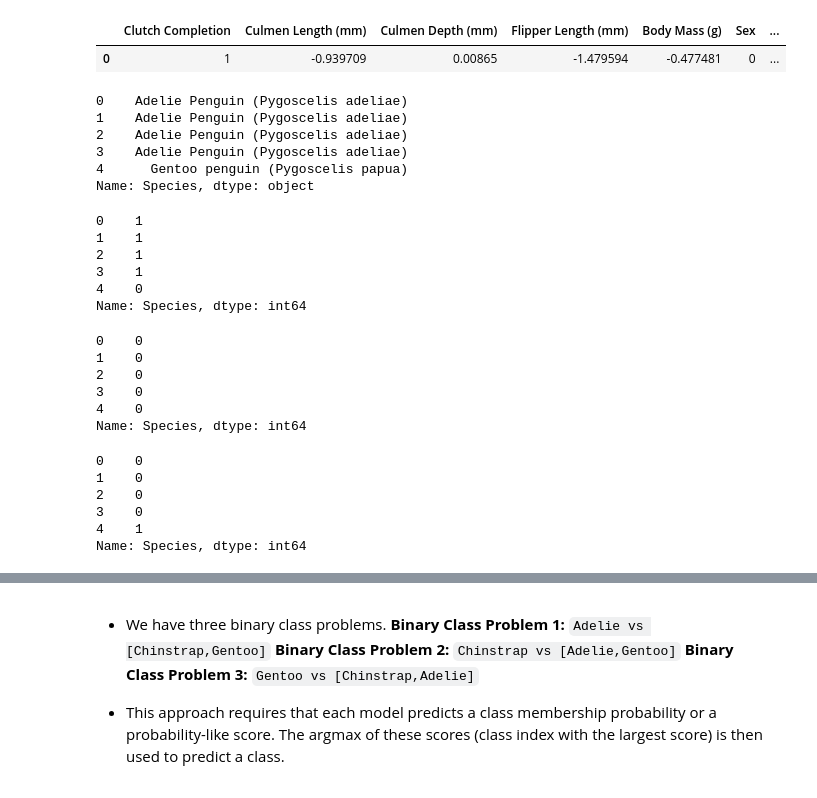
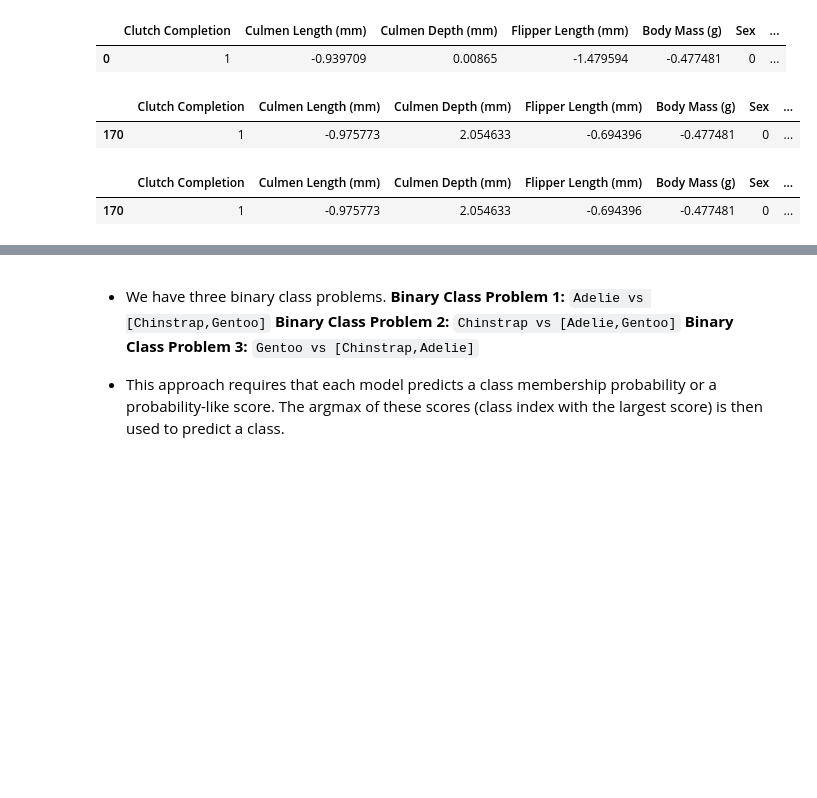
Before and after one commit to Deepti-debug/SVM-and-random-forests, a Jupyter notebook: 15_Assignment4.ipynb, the cells around one changed output, grey strips where cells are left out. Cells and saved outputs as stored; diff of their text form; code cells hidden in the pictures; blank space fills up the shorter version.

```diff
--- a/15_Assignment4.ipynb
+++ b/15_Assignment4.ipynb
@@ -575,6 +570,6 @@ weighted avg       0.80      0.80      0.80        54
 # %%
-# training without splitting data
-model.fit(DT_X_encoded,DT_y_encoded)
+# Training on the same model instance without splitting data
+classifier.fit(DT_X_encoded,DT_y_encoded)
 # %% [output]
 DecisionTreeClassifier(random_state=42)
 # %% [markdown]
@@ -602,7 +592,7 @@ X_encoded_null.head(1) # match if this format matches `DT_X_encoded`
 | 26 | 1 | -0.362691 | 1.543138 | -0.765778 | 0.083264 | ... |
 # %%
 # predict
-y_pred = model.predict(X_encoded_null)
+y_pred = classifier.predict(X_encoded_null)
 # %%
 y_pred
 # %% [output]
@@ -650,16 +638,17 @@ train_csv[train_csv.isnull().any(axis=1)]
 # %%
-X = train_csv[['Island', 'Clutch Completion', 'Culmen Length (mm)', 'Culmen Depth (mm)', 'Flipper Length (mm)', 'Body Mass (g)', 'Sex', 'Delta 15 N (o/oo)', 'Delta 13 C (o/oo)']] # separate features and target variable
-X_ovr_encoded = pd.get_dummies(X, columns=['Island'])
-X_ovr_encoded.replace({'Yes': 1, 'No': 0}, inplace=True)
-X_ovr_encoded.replace({'FEMALE': 1, 'MALE': 0}, inplace=True)
-X_ovr_encoded.replace({True: 1, False: 0}, inplace=True)
+# Prepare data for binary classification
 
-y_ovr_adelie = train_csv['Species'].copy()
-y_ovr_adelie.replace({'Adelie Penguin (Pygoscelis adeliae)': 1, 'Chinstrap penguin (Pygoscelis antarctica)': 0, 'Gentoo penguin (Pygoscelis papua)': 0}, inplace=True)
+data = train_csv[['Island', 'Clutch Completion', 'Culmen Length (mm)', 'Culmen Depth (mm)', 'Flipper Length (mm)', 'Body Mass (g)', 'Sex', 'Delta 15 N (o/oo)', 'Delta 13 C (o/oo)']] # separate features and target variable
+ova_encoded = pd.get_dummies(data, columns=['Island'])
+ova_encoded.replace({'Yes': 1, 'No': 0}, inplace=True)
+ova_encoded.replace({'FEMALE': 1, 'MALE': 0}, inplace=True)
+ova_encoded.replace({True: 1, False: 0}, inplace=True)
 
-y_ovr_chinstrap = train_csv['Species'].copy()
-y_ovr_chinstrap.replace({'Adelie Penguin (Pygoscelis adeliae)': 0, 'Chinstrap penguin (Pygoscelis antarctica)': 1, 'Gentoo penguin (Pygoscelis papua)': 0}, inplace=True)
+X_train_ova, X_test_ova, y_train_ova, y_test_ova = train_test_split(ova_encoded, train_csv['Species'], stratify=train_csv['Species'], test_size=0.2, random_state=42)
+train_ova = X_train_ova.copy()
+train_ova.insert(11, "Species", y_train_ova, True)
 
-y_ovr_gentoo = train_csv['Species'].copy()
-y_ovr_gentoo.replace({'Adelie Penguin (Pygoscelis adeliae)': 0, 'Chinstrap penguin (Pygoscelis antarctica)': 0, 'Gentoo penguin (Pygoscelis papua)': 1}, inplace=True)
+# we will use the full data for training once we have a model instance with satisfactory validation performance.
+full_data = ova_encoded.copy()
+full_data.insert(11, "Species", train_csv['Species'], True)
 # %%
@@ -667,39 +656,14 @@ X_ovr_encoded.head(1)
 # %% [output]
 |  | Clutch Completion | Culmen Length (mm) | Culmen Depth (mm) | Flipper Length (mm) | Body Mass (g) | Sex | ... |
 | 0 | 1 | -0.939709 | 0.00865 | -1.479594 | -0.477481 | 0 | ... |
-# %%
-train_csv['Species'].head(5)
-# %% [output]
-0    Adelie Penguin (Pygoscelis adeliae)
-1    Adelie Penguin (Pygoscelis adeliae)
-2    Adelie Penguin (Pygoscelis adeliae)
-3    Adelie Penguin (Pygoscelis adeliae)
-4      Gentoo penguin (Pygoscelis papua)
-Name: Species, dtype: object
-# %%
-y_ovr_adelie.head(5)
-# %% [output]
-0    1
-1    1
-2    1
-3    1
-4    0
-Name: Species, dtype: int64
-# %%
-y_ovr_chinstrap.head(5)
-# %% [output]
-0    0
-1    0
-2    0
-3    0
-4    0
-Name: Species, dtype: int64
-# %%
-y_ovr_gentoo.head(5)
-# %% [output]
-0    0
-1    0
-2    0
-3    0
-4    1
-Name: Species, dtype: int64
+# %%
+train_ova.head(1) # Visualize how the overall dataset looks like
+# From this dataset, we will create three datasets for each of the three binary classification problems
+# %% [output]
+|  | Clutch Completion | Culmen Length (mm) | Culmen Depth (mm) | Flipper Length (mm) | Body Mass (g) | Sex | ... |
+| 170 | 1 | -0.975773 | 2.054633 | -0.694396 | -0.477481 | 0 | ... |
+# %%
+X_train_ova.head(1)
+# %% [output]
+|  | Clutch Completion | Culmen Length (mm) | Culmen Depth (mm) | Flipper Length (mm) | Body Mass (g) | Sex | ... |
+| 170 | 1 | -0.975773 | 2.054633 | -0.694396 | -0.477481 | 0 | ... |
```
Also changed, not shown: parts of 82 cells of this notebook, 10 other files.
